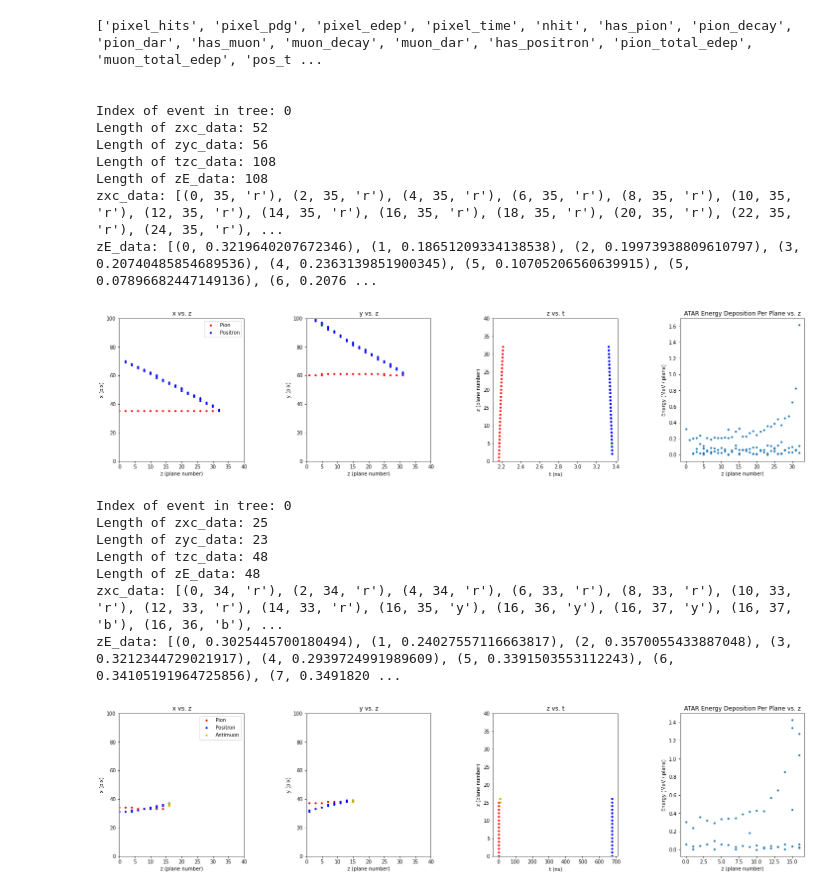
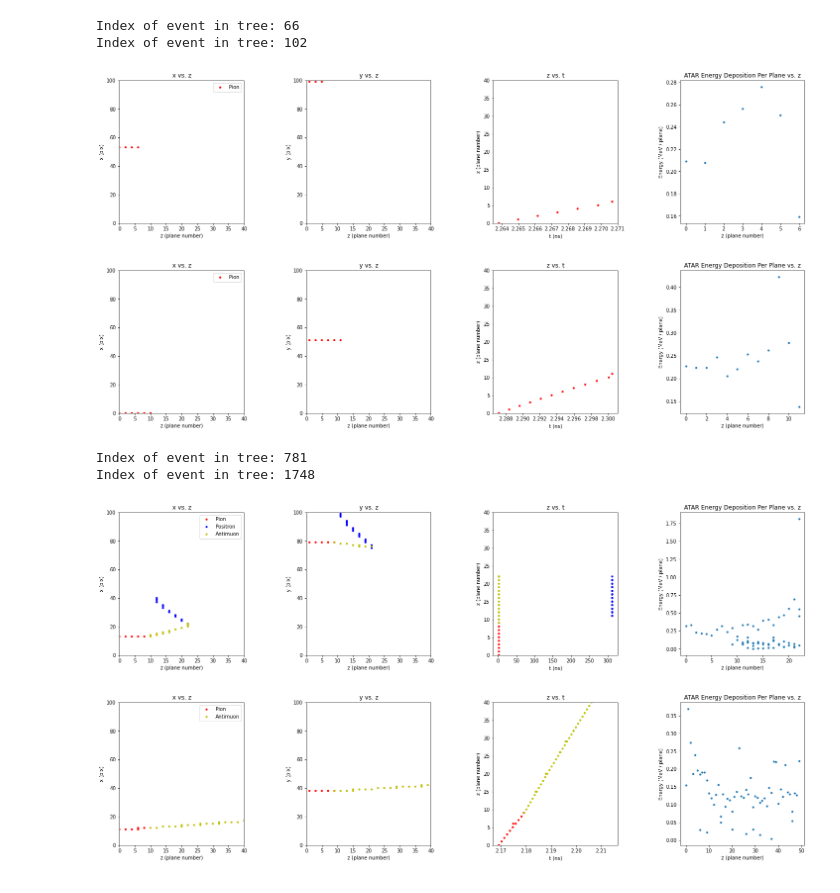
Before and after one commit to blah151/ATAR-Decay-Exploration, a Jupyter notebook: atar_exploration.ipynb, the cells around one changed output. Drawn from its saved outputs; the diff is of its cells as text; code cells hidden in the pictures.

Commit message:
Added capability to capture and plot multiple events and control whether DARs or DIFs are shown.

```diff
--- a/atar_exploration.ipynb
+++ b/atar_exploration.ipynb
@@ -135,43 +151,42 @@ def plot_event(zxc_data, zyc_data, tzc_data, zE_data, num_planes):
                         wspace = 0.5,
                         hspace = 0.4)
 # %%
-#Combines the functions we created above to give a visualization of the first event in which
-#there is a specified condition (see above code; at the moment, first no decay / decay in flight).
-def event_visualization(tree):
-    zx, zy, tz, zE = get_event(tree)
-    display_event(zx, zy, tz, zE)
-    plot_event(zx, zy, tz, zE, 40)
+#Combines the functions we created above to give a visualization of events with the specified condition(s).
+#is_event_DAR = True / False controls whether we should view DARs / DIFs.
+#display_text_output = True / False controls whether we should have text info / not have text info displayed.
+#num_events allows us to plot multiple events with the specified conditions from the tree.
+def event_visualization(tree, is_event_DAR, display_text_output, num_events):
+    #Ensure we start at the -1 + 1 = 0th entry in the tree.
+    last_entry = -1
+
+    for i in range(num_events):
+        zx, zy, tz, zE, last_entry = get_event(tree, is_event_DAR, last_entry)
+
+        if display_text_output:
+            display_event(zx, zy, tz, zE)
+
+        plot_event(zx, zy, tz, zE, 40)
 # %%
 #Explore pion --> e data.
 f = r.TFile("pienux_out_stripped.root")
 t = f.Get("atar")
-print([x.GetName() for x in t.GetListOfBranches()])
-print("\n")
+# print([x.GetName() for x in t.GetListOfBranches()])
+# print("\n")
 
-event_visualization(t)
+event_visualization(t, False, False, 2)
 # %% [output]
-['pixel_hits', 'pixel_pdg', 'pixel_edep', 'pixel_time', 'nhit', 'has_pion', 'pion_decay', 'pion_dar', 'has_muon', 'muon_decay', 'muon_dar', 'has_positron', 'pion_total_edep', 'muon_total_edep', 'pos_t ...
-
-
-Index of event in tree: 0
-Length of zxc_data: 52
-Length of zyc_data: 56
-Length of tzc_data: 108
-Length of zE_data: 108
-zxc_data: [(0, 35, 'r'), (2, 35, 'r'), (4, 35, 'r'), (6, 35, 'r'), (8, 35, 'r'), (10, 35, 'r'), (12, 35, 'r'), (14, 35, 'r'), (16, 35, 'r'), (18, 35, 'r'), (20, 35, 'r'), (22, 35, 'r'), (24, 35, 'r'), ...
-zE_data: [(0, 0.3219640207672346), (1, 0.18651209334138538), (2, 0.19973938809610797), (3, 0.20740485854689536), (4, 0.2363139851900345), (5, 0.10705206560639915), (5, 0.07896682447149136), (6, 0.2076 ...
+Index of event in tree: 66
+Index of event in tree: 102
-[figure, old version]
+[figure, new version]
+[figure, added]
 # %%
 #Explore pion --> muon --> e data.
 f = r.TFile("pienux_out_stripped_muons.root")
 t = f.Get("atar")
-event_visualization(t)
+
+event_visualization(t, False, False, 2)
 # %% [output]
-Index of event in tree: 0
-Length of zxc_data: 25
-Length of zyc_data: 23
-Length of tzc_data: 48
-Length of zE_data: 48
-zxc_data: [(0, 34, 'r'), (2, 34, 'r'), (4, 34, 'r'), (6, 33, 'r'), (8, 33, 'r'), (10, 33, 'r'), (12, 33, 'r'), (14, 33, 'r'), (16, 35, 'y'), (16, 36, 'y'), (16, 37, 'y'), (16, 37, 'b'), (16, 36, 'b'), ...
-zE_data: [(0, 0.3025445700180494), (1, 0.24027557116663817), (2, 0.3570055433887048), (3, 0.3212344729021917), (4, 0.2939724991989609), (5, 0.3391503553112243), (6, 0.34105191964725856), (7, 0.3491820 ...
+Index of event in tree: 781
+Index of event in tree: 1748
-[figure, old version]
+[figure, new version]
+[figure, added]
```
Also changed, not shown: parts of 1 cell of this notebook.
